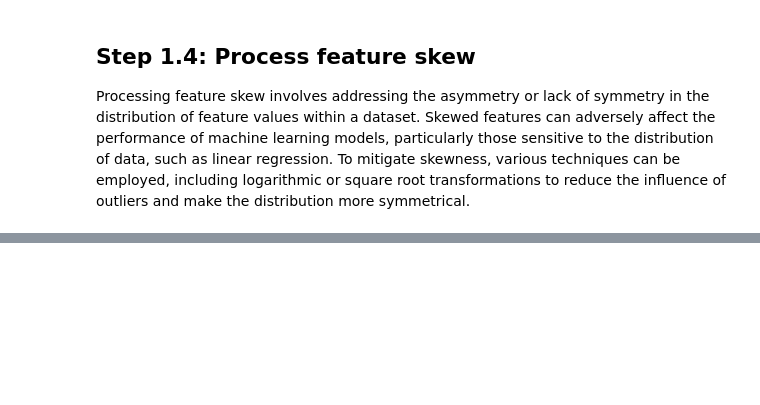
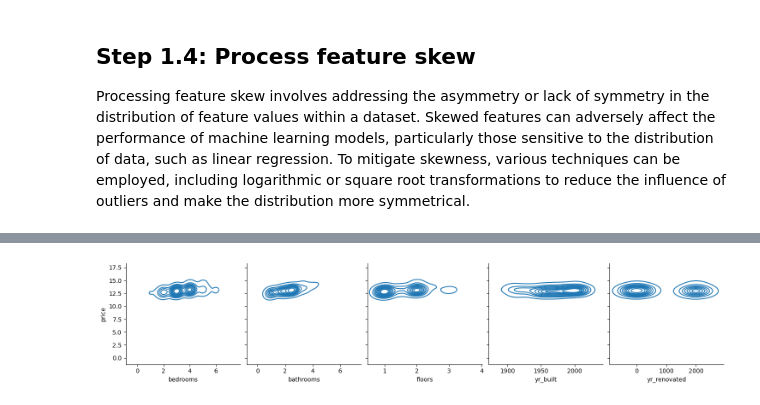
Before and after one commit to sumitdas9706563464-ux/house_price_predection, a Jupyter notebook: need/house_price_predection_analysis.ipynb, the cells around one changed output, grey strips where cells are left out. Saved outputs shown, nothing was run; the diff lists cells and outputs as text; code cells hidden in the pictures; blank space fills up the shorter version.

```diff
--- a/need/house_price_predection_analysis.ipynb
+++ b/need/house_price_predection_analysis.ipynb
@@ -506,0 +531,2 @@ def transform_non_skewed_features(df, non_skewed_features):
+# %%
+train = transform_skewed_features(train, skewed_features)
@@ -506,0 +537,4 @@ def transform_non_skewed_features(df, non_skewed_features):
+# %%
+plot_features_correlation(train, non_skewed_features[:6], target_feature, plot_kinds=['kde'])
+# %% [output]
+[figure, added]
```
Also changed, not shown: parts of 18 cells of this notebook.
